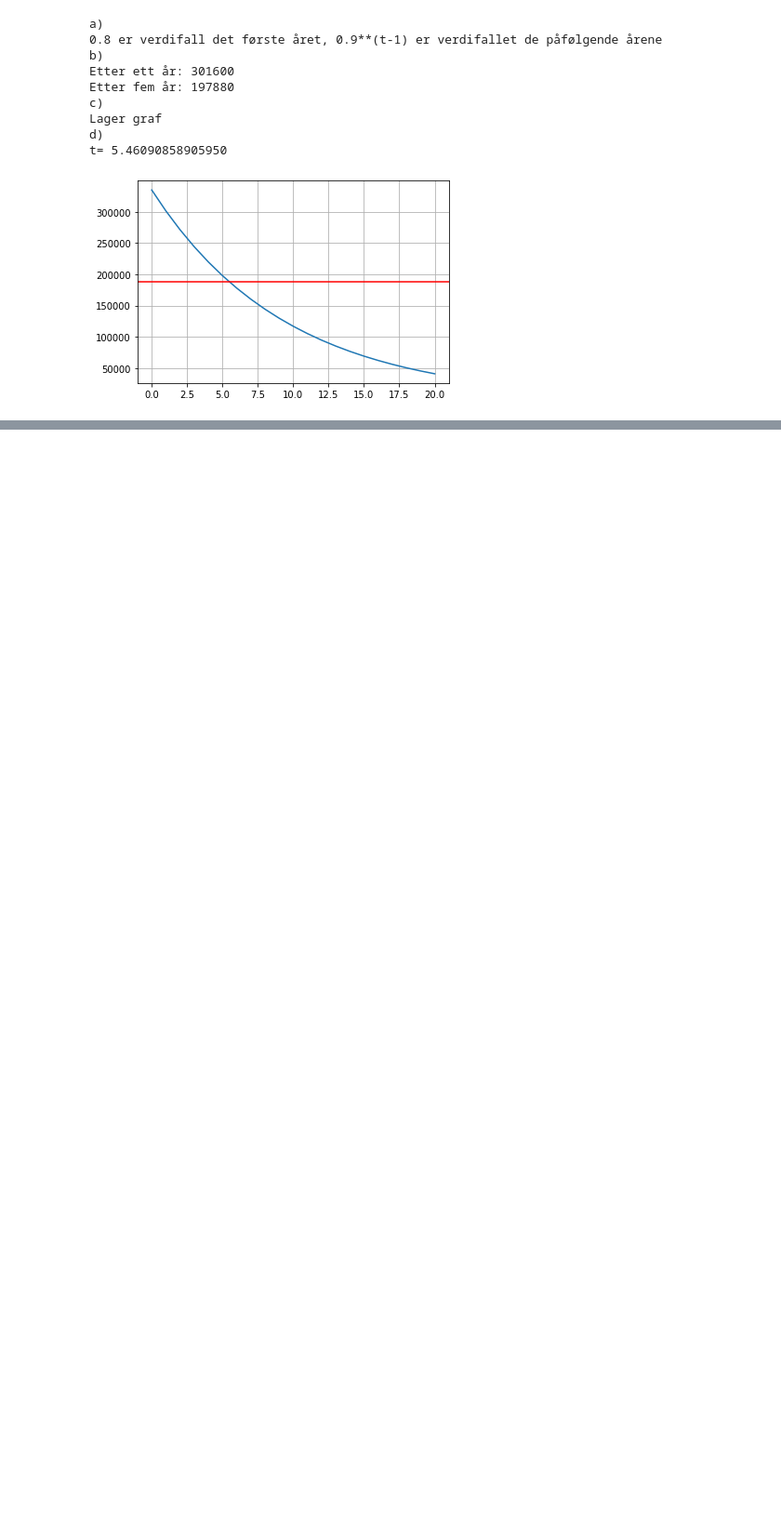
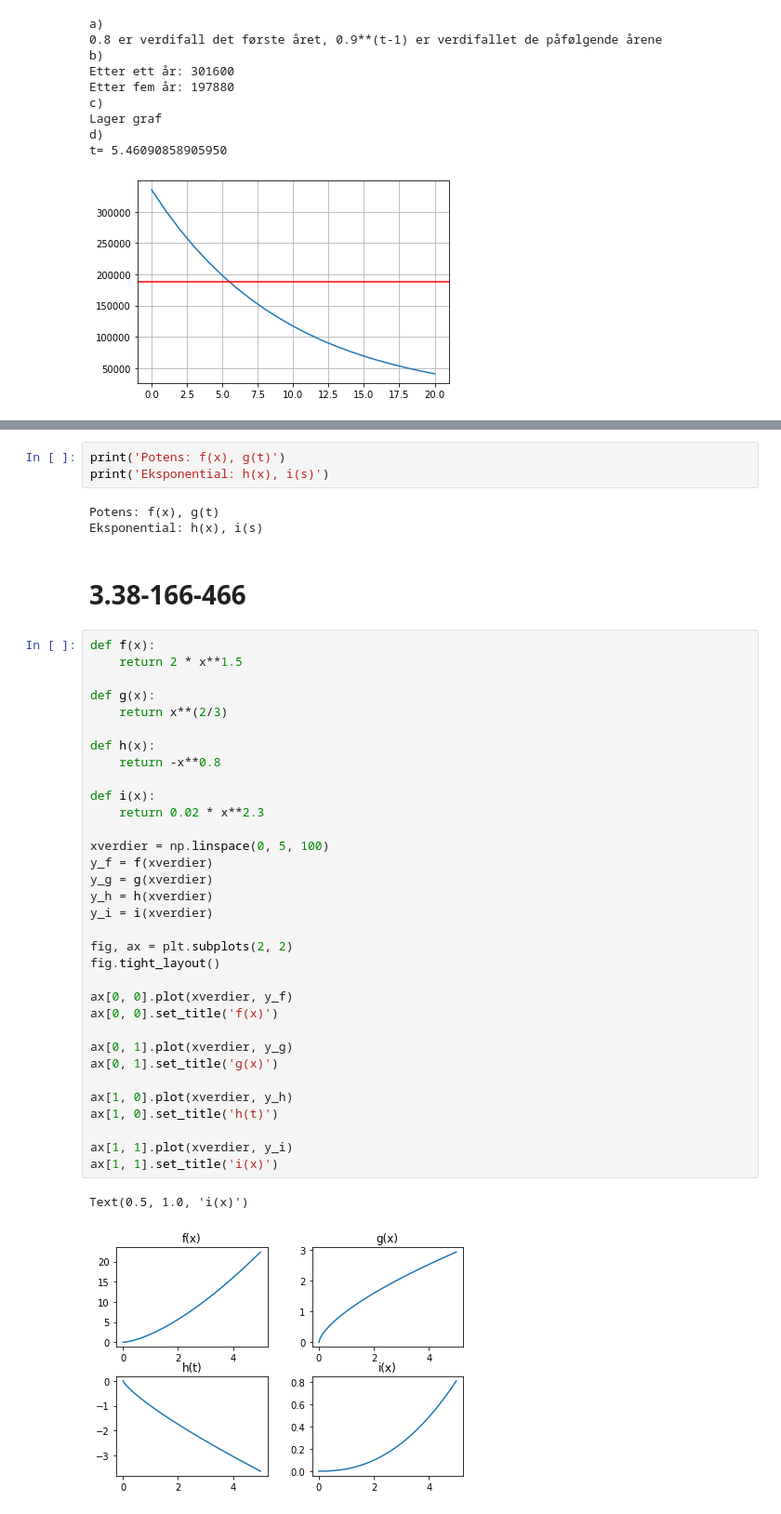
Before and after one commit to bitjungle/1T-Monster, a Jupyter notebook: kapittel-03.ipynb, the cells around one changed output, grey strips where cells are left out. Shown at 93% size. Drawn from its saved outputs; the diff is of its cells as text; blank space fills up the shorter version.

```diff
--- a/kapittel-03.ipynb
+++ b/kapittel-03.ipynb
@@ -1116,0 +1119,44 @@ t= 5.46090858905950
+# %%
+print('Potens: f(x), g(t)')
+print('Eksponential: h(x), i(s)')
+# %% [output]
+Potens: f(x), g(t)
+Eksponential: h(x), i(s)
+# %% [markdown]
+# 3.38-166-466
+# %%
+def f(x):
+    return 2 * x**1.5
+
+def g(x):
+    return x**(2/3)
+
+def h(x):
+    return -x**0.8
+
+def i(x):
+    return 0.02 * x**2.3
+
+xverdier = np.linspace(0, 5, 100)
+y_f = f(xverdier)
+y_g = g(xverdier)
+y_h = h(xverdier)
+y_i = i(xverdier)
+
+fig, ax = plt.subplots(2, 2)
+fig.tight_layout()
+
+ax[0, 0].plot(xverdier, y_f)
+ax[0, 0].set_title('f(x)')
+
+ax[0, 1].plot(xverdier, y_g)
+ax[0, 1].set_title('g(x)')
+
+ax[1, 0].plot(xverdier, y_h)
+ax[1, 0].set_title('h(t)')
+
+ax[1, 1].plot(xverdier, y_i)
+ax[1, 1].set_title('i(x)')
+# %% [output]
+Text(0.5, 1.0, 'i(x)')
+[figure, added]
```
Also changed, not shown: parts of 13 cells of this notebook.
